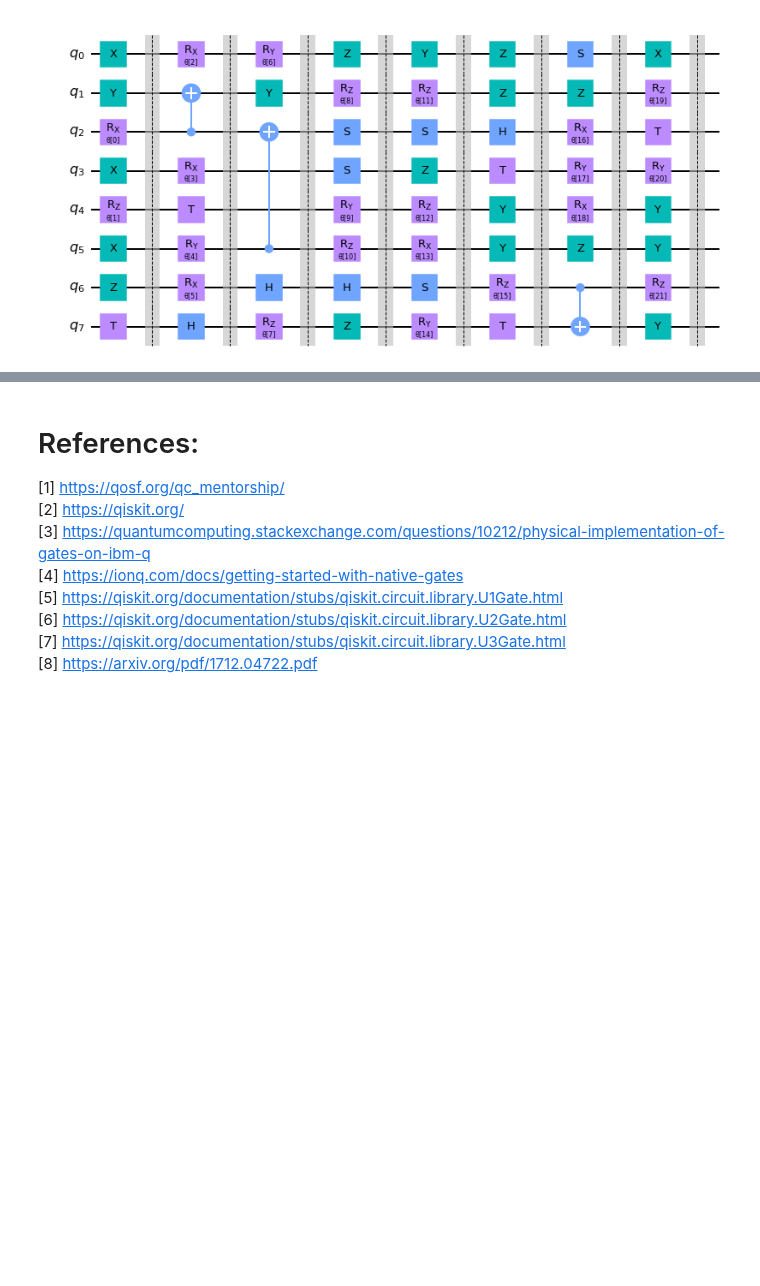
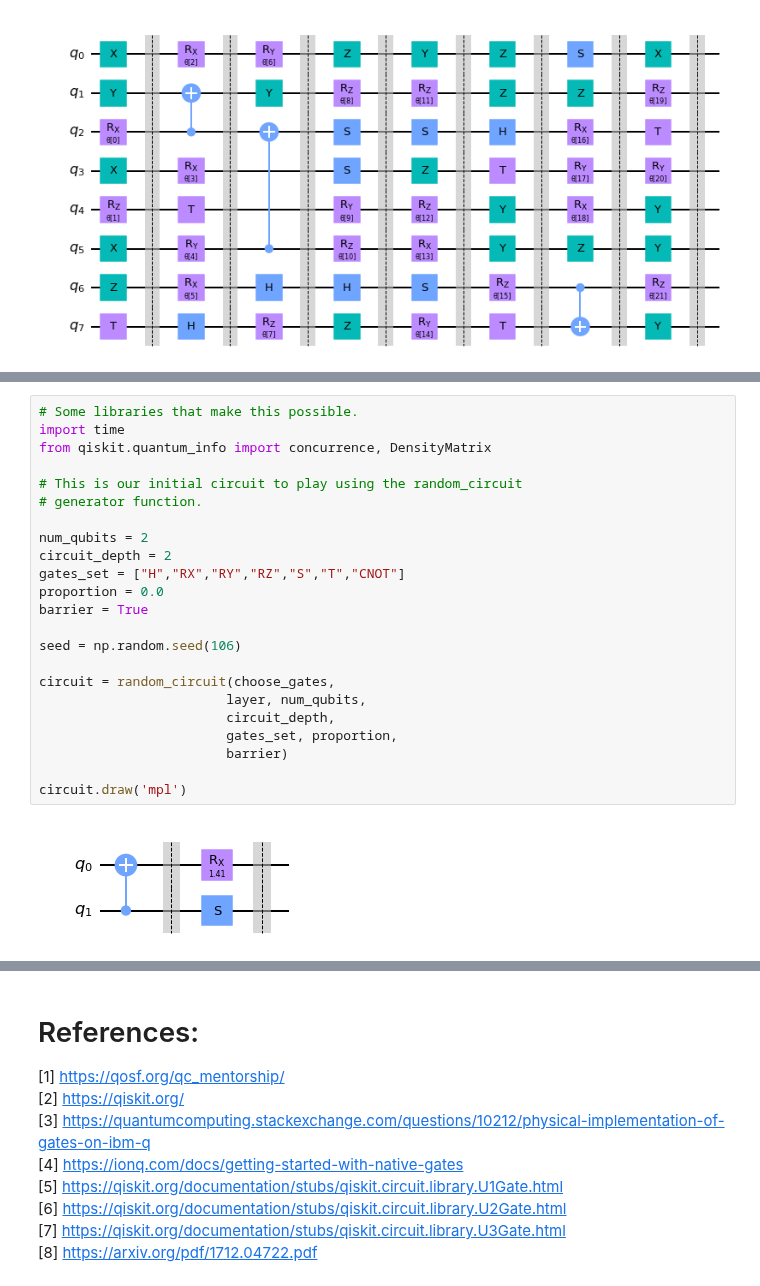
Before and after one commit to KevinJoven11/qosf_mentorship, a Jupyter notebook: RQC_QOSF.ipynb, the cells around one changed output, grey strips where cells are left out. Drawn from its saved outputs; the diff is of its cells as text; blank space fills up the shorter version.

```diff
--- a/RQC_QOSF.ipynb
+++ b/RQC_QOSF.ipynb
@@ -1336,0 +1365,25 @@ So, lets play Games! Lets design a quantum game using the random quantum circuit
+# %%
+# Some libraries that make this possible.
+import time
+from qiskit.quantum_info import concurrence, DensityMatrix
+
+# This is our initial circuit to play using the random_circuit
+# generator function.
+
+num_qubits = 2
+circuit_depth = 2
+gates_set = ["H","RX","RY","RZ","S","T","CNOT"]
+proportion = 0.0
+barrier = True
+
+seed = np.random.seed(106)
+
+circuit = random_circuit(choose_gates,
+                        layer, num_qubits,
+                        circuit_depth,
+                        gates_set, proportion,
+                        barrier)
+
+circuit.draw('mpl')
+# %% [output]
+[figure, added]
```
Also changed, not shown: parts of 10 cells of this notebook.
